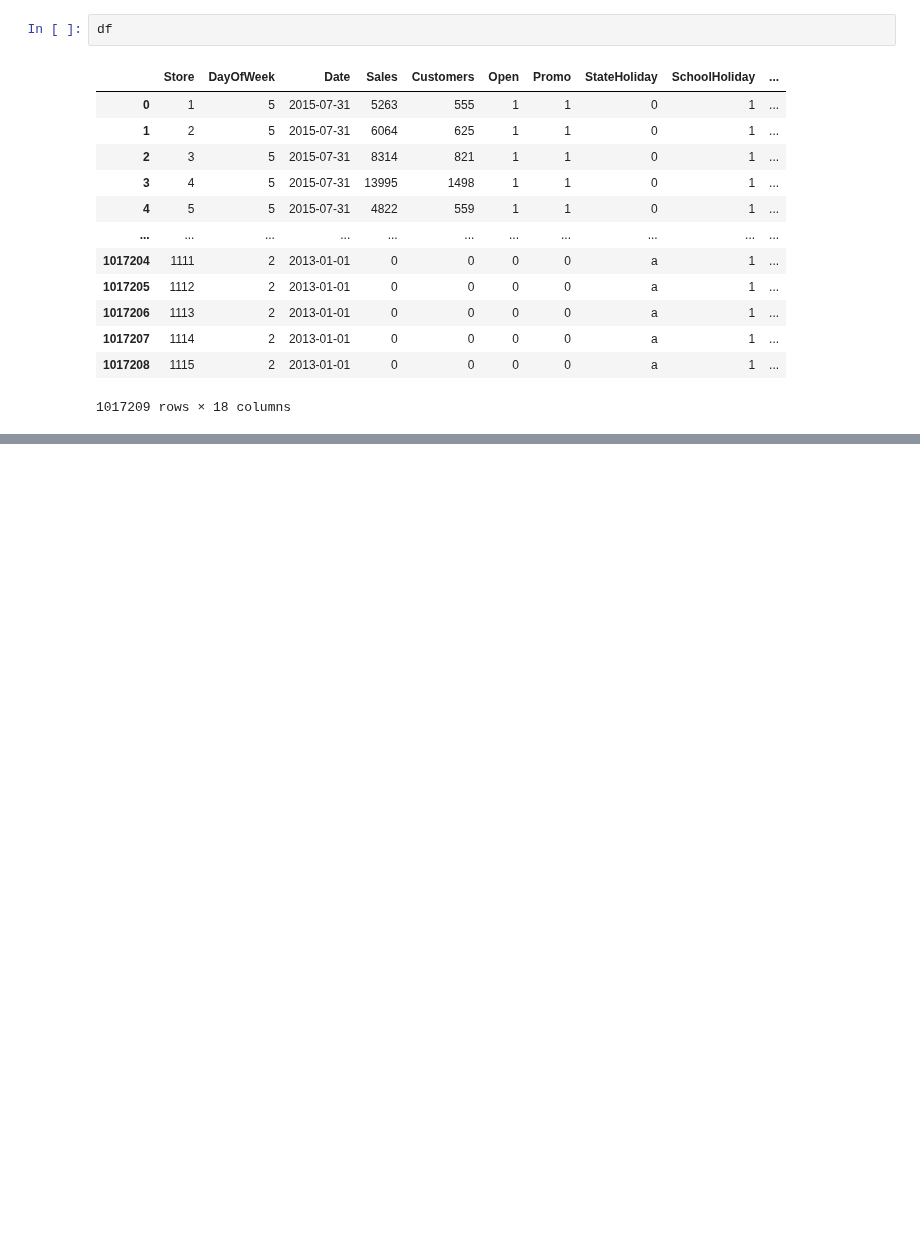
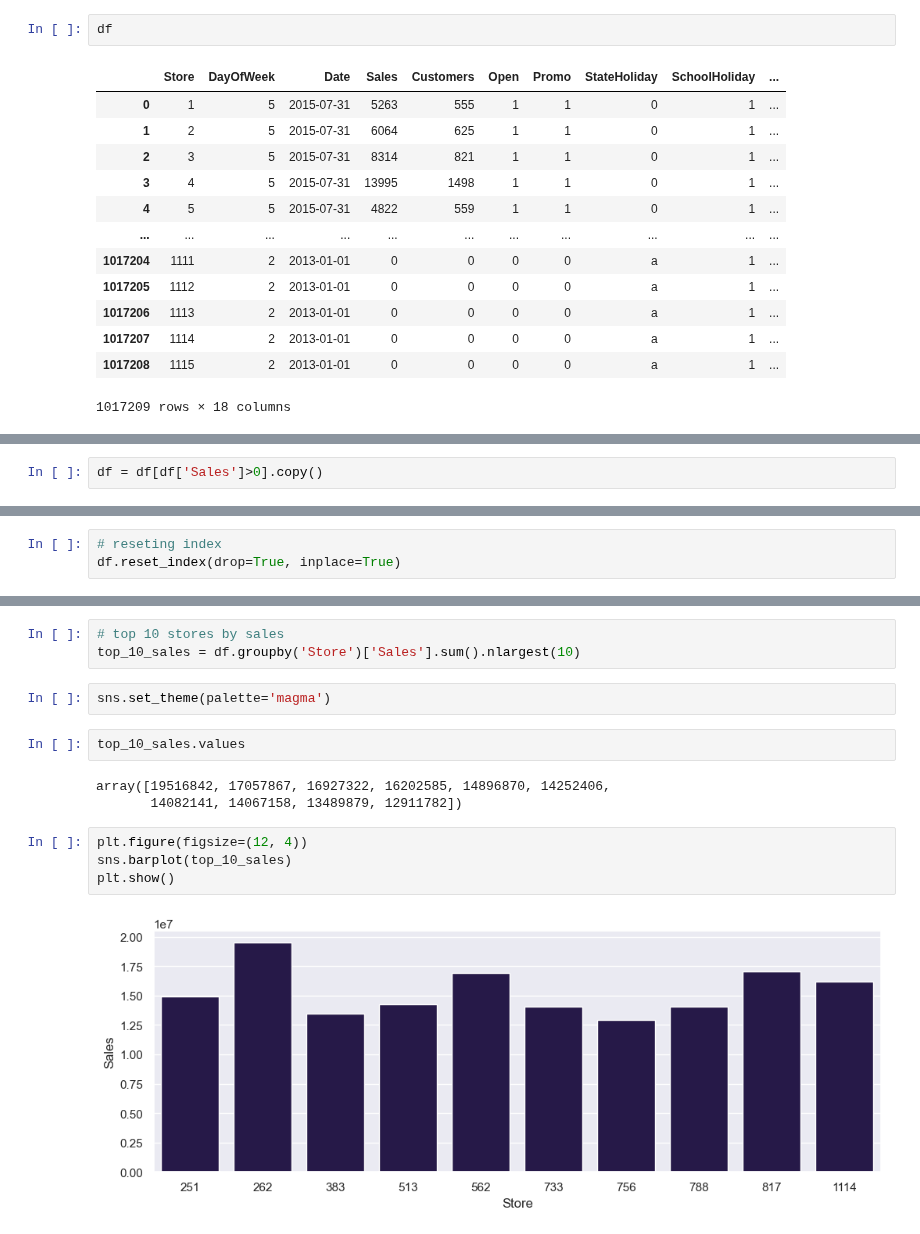
Before and after one commit to UdayMalviya/DataScience-Evening, a Jupyter notebook: project/project_01.ipynb, the cells around one changed output, grey strips where cells are left out. Cells and saved outputs as stored; diff of their text form; blank space fills up the shorter version.

```diff
--- a/project/project_01.ipynb
+++ b/project/project_01.ipynb
@@ -297,0 +384,2 @@ df
+# %%
+df = df[df['Sales']>0].copy()
@@ -297,0 +402,3 @@ df
+# %%
+# reseting index
+df.reset_index(drop=True, inplace=True)
@@ -297,0 +421,16 @@ df
+# %%
+# top 10 stores by sales
+top_10_sales = df.groupby('Store')['Sales'].sum().nlargest(10)
+# %%
+sns.set_theme(palette='magma')
+# %%
+top_10_sales.values
+# %% [output]
+array([19516842, 17057867, 16927322, 16202585, 14896870, 14252406,
+       14082141, 14067158, 13489879, 12911782])
+# %%
+plt.figure(figsize=(12, 4))
+sns.barplot(top_10_sales)
+plt.show()
+# %% [output]
+[figure, added]
```
Also changed, not shown: parts of 21 cells of this notebook, 18 other files.
